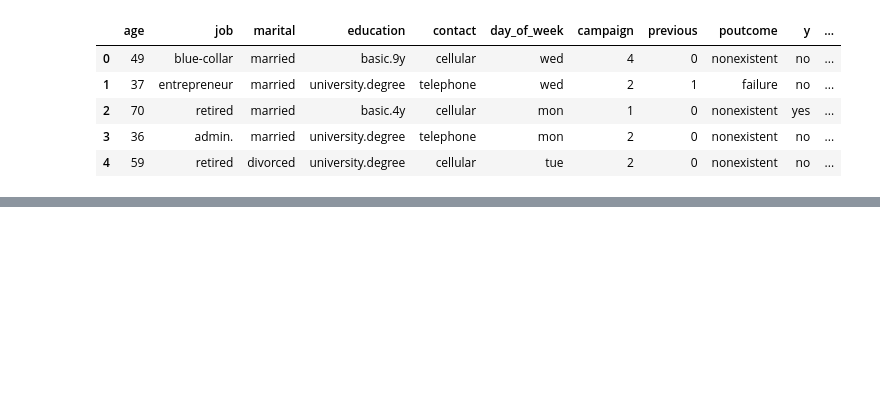
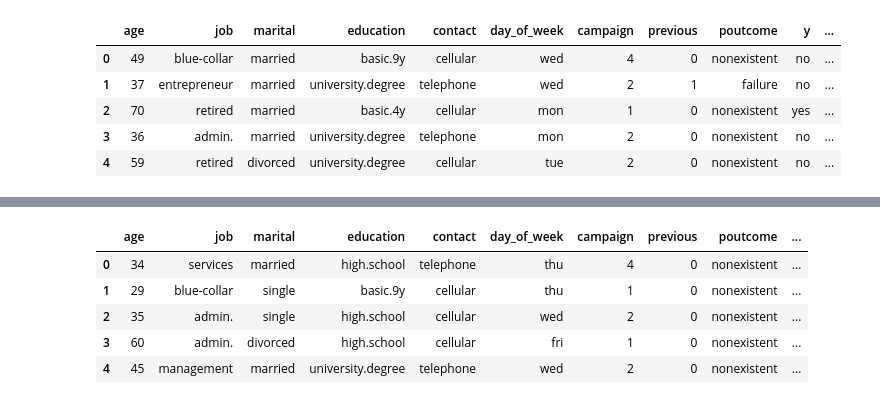
Before and after one commit to maripjan/Marketing-Campaign-at-Bank, a Jupyter notebook: Prediction_part.ipynb, the cells around one changed output, grey strips where cells are left out. Drawn from its saved outputs; the diff is of its cells as text; code cells hidden in the pictures; blank space fills up the shorter version.

```diff
--- a/Prediction_part.ipynb
+++ b/Prediction_part.ipynb
@@ -18,2 +18,12 @@ dfSummary(df)
 # %% [output]
 [interactive output not drawn]
+# %%
+test_df = Input('data/test_file.csv').preprocess()
+test_df.head()
+# %% [output]
+|  | age | job | marital | education | contact | day_of_week | campaign | previous | poutcome | ... |
+| 0 | 34 | services | married | high.school | telephone | thu | 4 | 0 | nonexistent | ... |
+| 1 | 29 | blue-collar | single | basic.9y | cellular | thu | 1 | 0 | nonexistent | ... |
+| 2 | 35 | admin. | single | high.school | cellular | wed | 2 | 0 | nonexistent | ... |
+| 3 | 60 | admin. | divorced | high.school | cellular | fri | 1 | 0 | nonexistent | ... |
+| 4 | 45 | management | married | university.degree | telephone | wed | 2 | 0 | nonexistent | ... |
```
Also changed, not shown: parts of 1 cell of this notebook, 32 other files.
